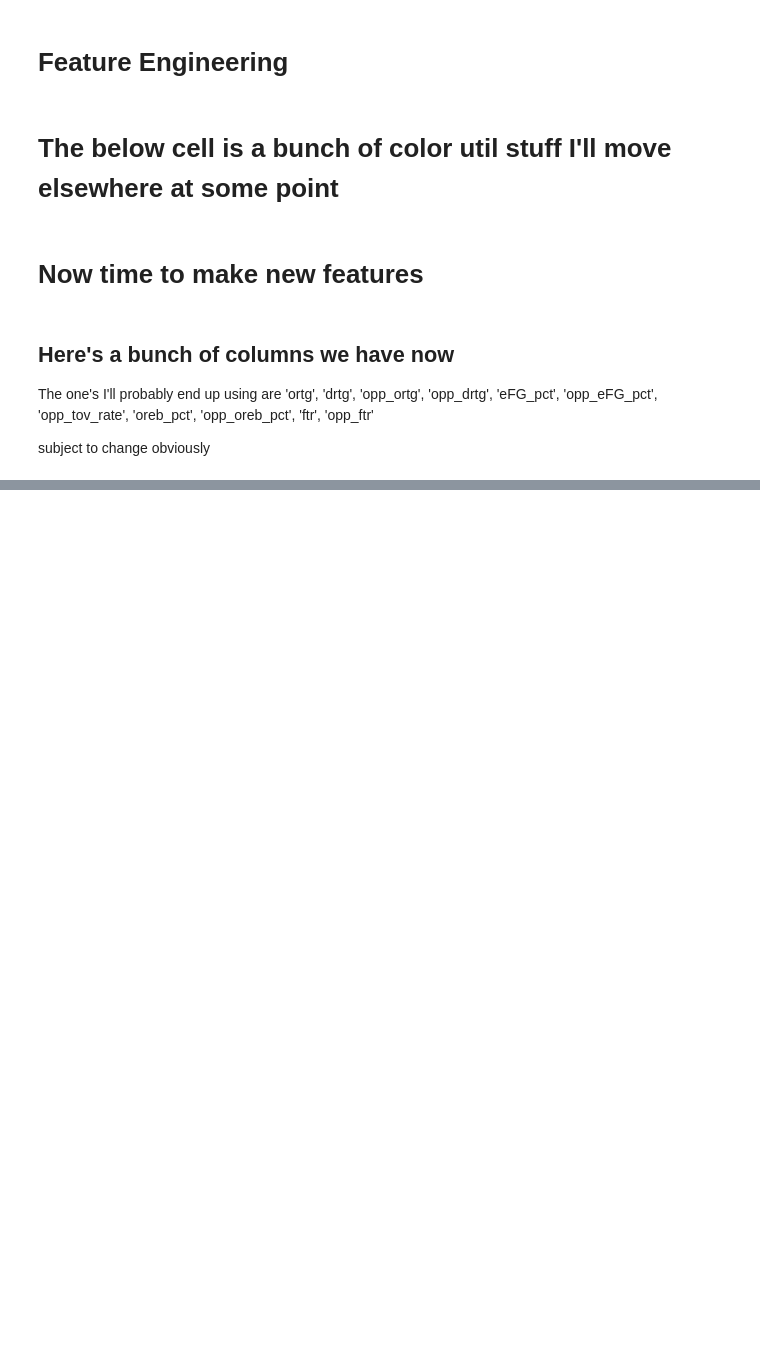
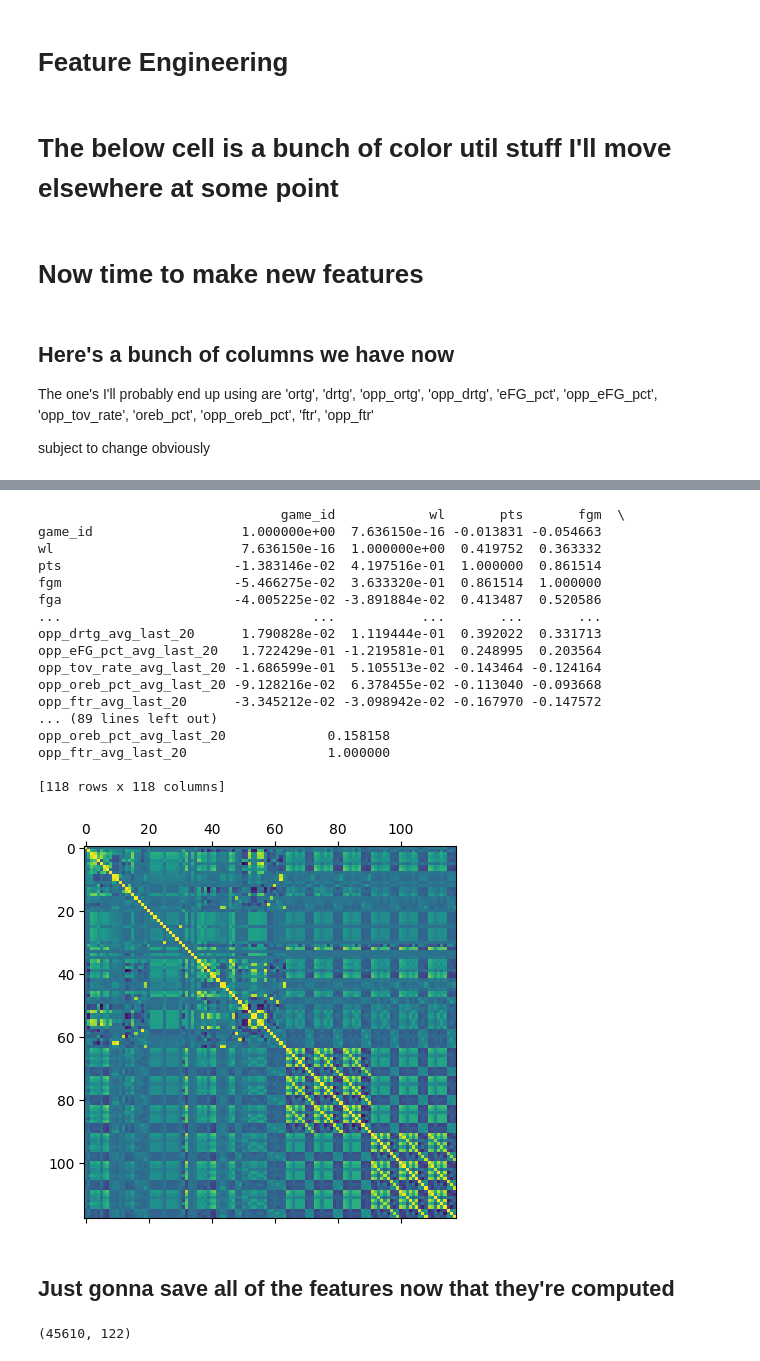
Before and after one commit to alexfruge/beat-the-books, a Jupyter notebook: src/notebooks/02_feature_engineering.ipynb, the cells around one changed output, grey strips where cells are left out. Saved outputs shown, nothing was run; the diff lists cells and outputs as text; code cells hidden in the pictures; blank space fills up the shorter version.

```diff
--- a/src/notebooks/02_feature_engineering.ipynb
+++ b/src/notebooks/02_feature_engineering.ipynb
@@ -173,7 +173,7 @@ df.loc[(df['regular'] == False) & (df['playoffs'] == False), 'playoffs'] = True
 df['part_of_season'] = df.apply(lambda row: 'playoffs' if row['playoffs'] else 'regular' , axis=1)
 
 # making the spread in each line relative to the team
-df['spread'] = df.apply(lambda row: row['spread'] if row['whos_favored'] == 1 else -row['spread'], axis=1)
+df['spread'] = df.apply(lambda row: row['spread'] if row['whos_favored'] == row['home_team'] else -row['spread'], axis=1)
 
 # making the date column a datetime object
 df['date'] = pd.to_datetime(df['date'])
@@ -247 +249,14 @@ subject to change obviously
+# %%
+# rolling averages for last 5, 10, 20 games for a few (lol) stats
+windows = [5, 10, 20]
+stats = ['pts', 'ast', 'reb', 'ortg', 'drtg', 'eFG_pct', 'tov_rate', 'oreb_pct', 'ftr']
+
+for window in windows:
+    for stat in stats:
+        df[f'{stat}_avg_last_{window}'] = df.groupby('team_season')[stat].transform(
+            lambda x: x.rolling(window, min_periods=1).mean().shift(1)
+        )
+
+# Clean up temporary columns
+df = df.drop(columns=['season', 'team_season'])
 # %%
@@ -337,0 +383,25 @@ df.columns
+# %%
+corr = df.select_dtypes(include='number').corr()
+
+plt.matshow(corr)
+# %% [output]
+                               game_id            wl       pts       fgm  \
+game_id                   1.000000e+00  7.636150e-16 -0.013831 -0.054663
+wl                        7.636150e-16  1.000000e+00  0.419752  0.363332
+pts                      -1.383146e-02  4.197516e-01  1.000000  0.861514
+fgm                      -5.466275e-02  3.633320e-01  0.861514  1.000000
+fga                      -4.005225e-02 -3.891884e-02  0.413487  0.520586
+...                                ...           ...       ...       ...
+opp_drtg_avg_last_20      1.790828e-02  1.119444e-01  0.392022  0.331713
+opp_eFG_pct_avg_last_20   1.722429e-01 -1.219581e-01  0.248995  0.203564
+opp_tov_rate_avg_last_20 -1.686599e-01  5.105513e-02 -0.143464 -0.124164
+opp_oreb_pct_avg_last_20 -9.128216e-02  6.378455e-02 -0.113040 -0.093668
+opp_ftr_avg_last_20      -3.345212e-02 -3.098942e-02 -0.167970 -0.147572
+... (89 lines left out)
+opp_oreb_pct_avg_last_20             0.158158
+opp_ftr_avg_last_20                  1.000000
+
+[118 rows x 118 columns]
+[figure, added]
+# %% [markdown]
+## Just gonna save all of the features now that they're computed
@@ -337,0 +411,4 @@ df.columns
+# %%
+df.shape
+# %% [output]
+(45610, 122)
```
Also changed, not shown: parts of 9 cells of this notebook, 2 other files.
